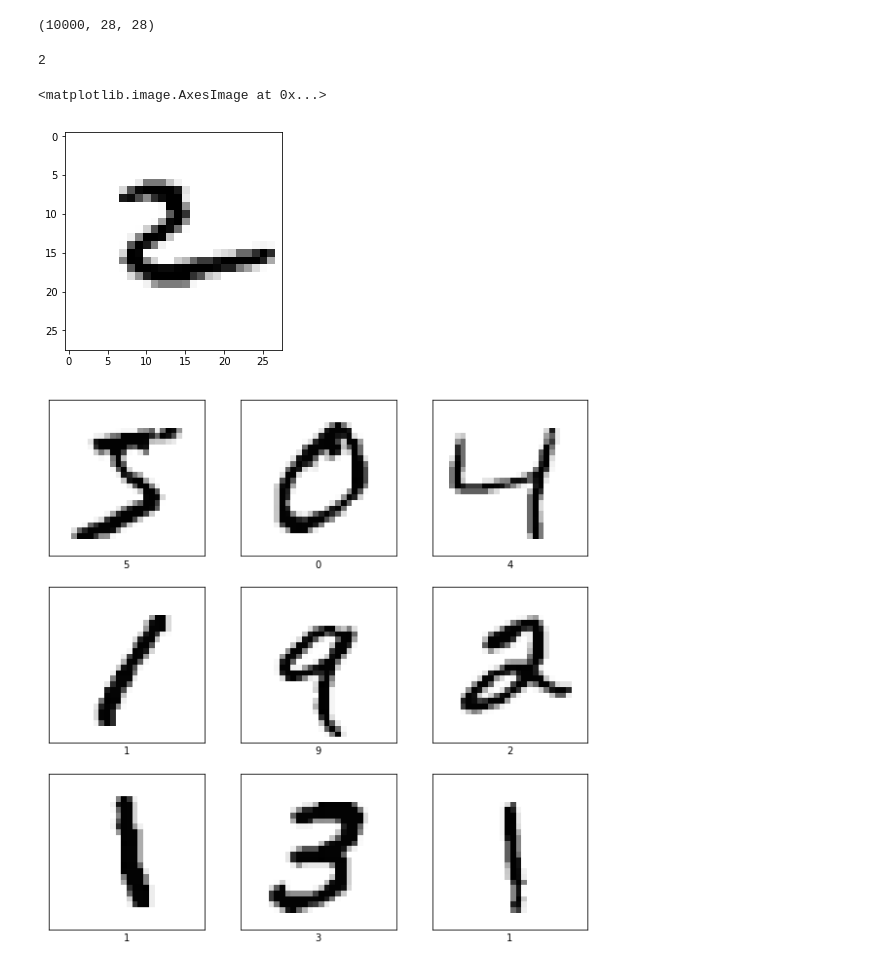
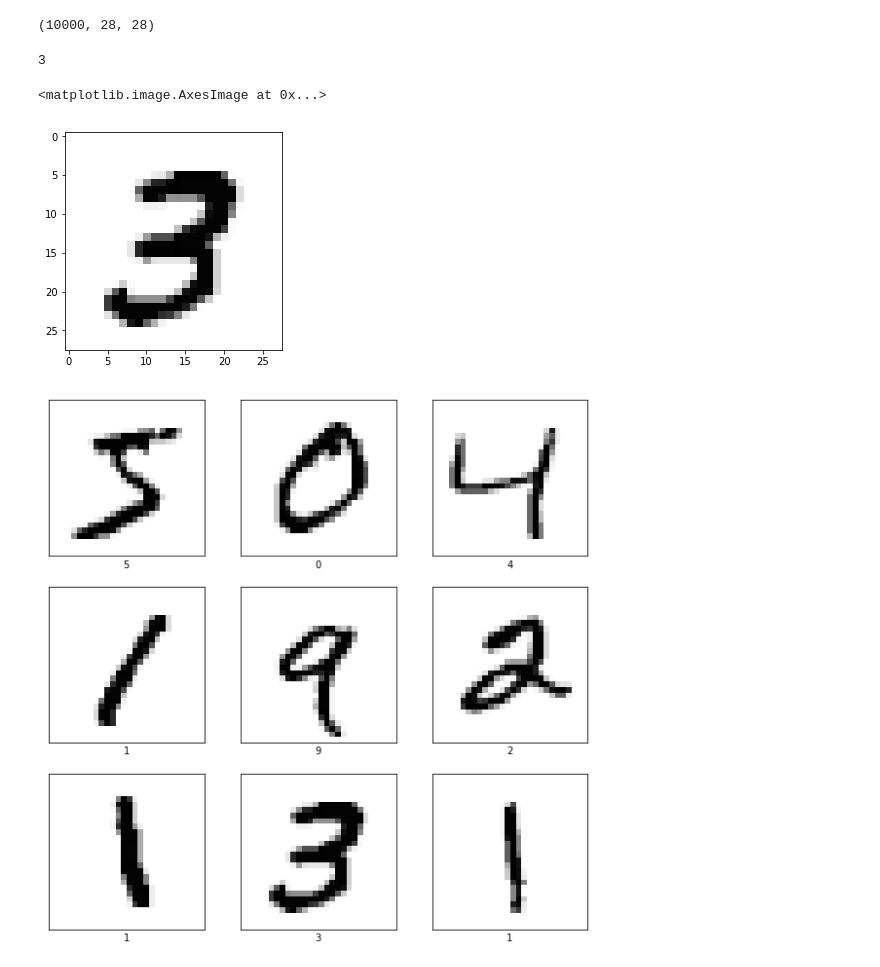
Before and after one commit to UndergraduateArtificialIntelligenceClub/hands-on-ml, a Jupyter notebook: MNIST Analysis.ipynb, the cells around one changed output. Cells and saved outputs as stored; diff of their text form; code cells hidden in the pictures.

```diff
--- a/MNIST Analysis.ipynb
+++ b/MNIST Analysis.ipynb
@@ -15,13 +15,13 @@ x_test.shape
 # %%
 import matplotlib.pyplot as plt
 %matplotlib inline
-image_index=109
+image_index=7
 print(y_train[image_index])
 plt.imshow(x_train[image_index], cmap='Greys')
 # %% [output]
-2
+3
 <matplotlib.image.AxesImage at 0x...>
-[figure, old version]
+[figure, new version]
 # %%
 plt.figure(figsize=(10,10))
 for i in range(9):
```
Also changed, not shown: parts of 9 cells of this notebook.
